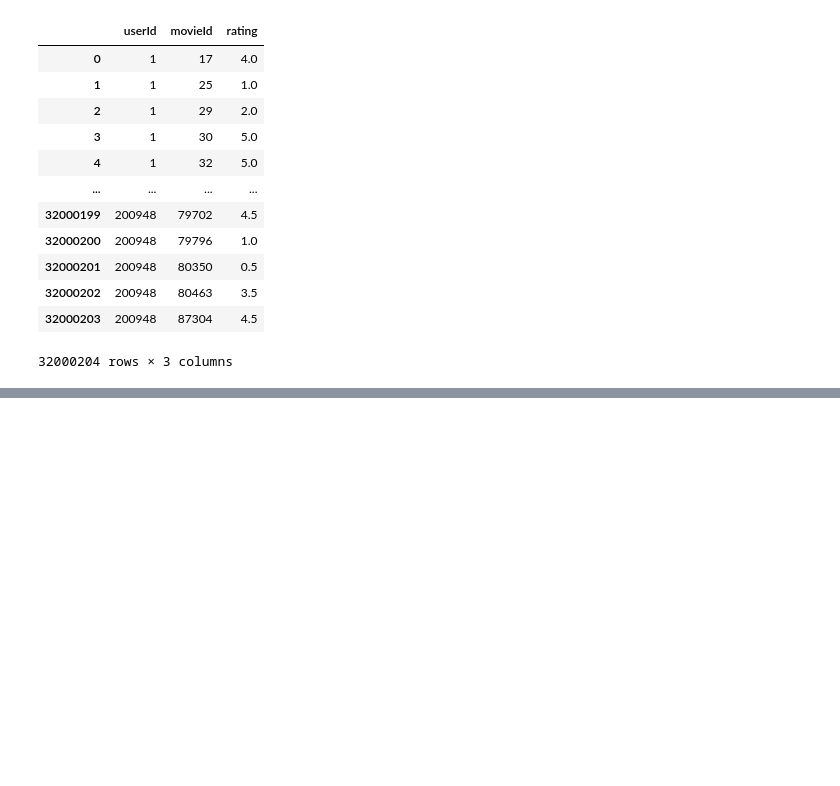
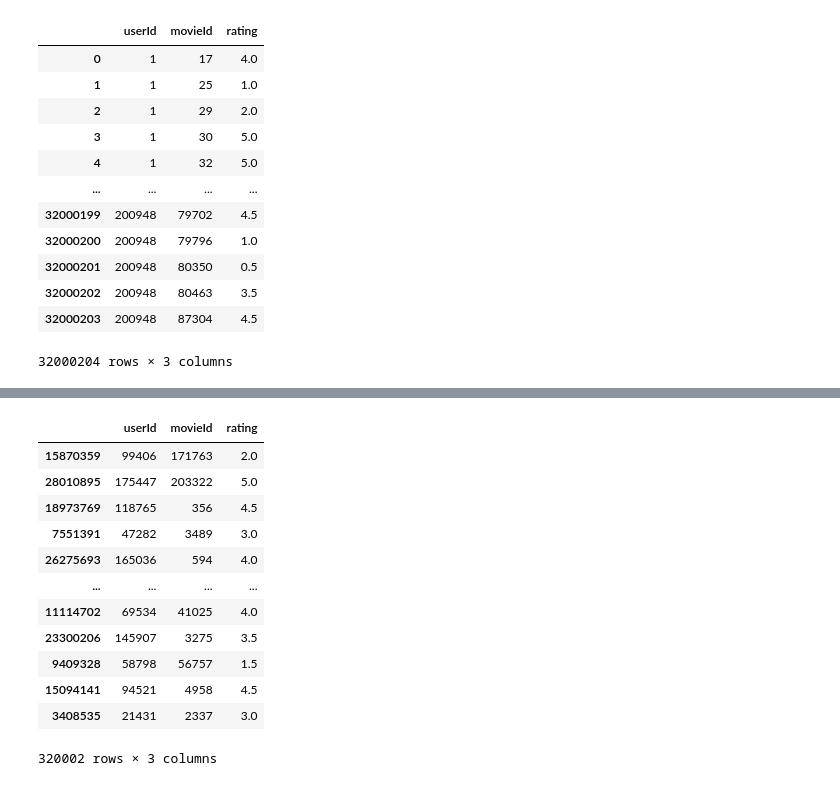
Before and after one commit to andresjaromezuk/sistema-recomendacion, a Jupyter notebook: notebooks/kmeans.ipynb, the cells around one changed output, grey strips where cells are left out. Saved outputs shown, nothing was run; the diff lists cells and outputs as text; code cells hidden in the pictures; blank space fills up the shorter version.

```diff
--- a/notebooks/kmeans.ipynb
+++ b/notebooks/kmeans.ipynb
@@ -73,0 +168,16 @@ scores
+# %%
+scores_sampled # se tomaron 320.000 muestras al azar con usuarios, movieID y el rating por cada una de las categorias. K means pudo agrugar por tipo de ratings a los usuarios.
+# %% [output]
+|  | userId | movieId | rating |
+| 15870359 | 99406 | 171763 | 2.0 |
+| 28010895 | 175447 | 203322 | 5.0 |
+| 18973769 | 118765 | 356 | 4.5 |
+| 7551391 | 47282 | 3489 | 3.0 |
+| 26275693 | 165036 | 594 | 4.0 |
+| ... | ... | ... | ... |
+| 11114702 | 69534 | 41025 | 4.0 |
+| 23300206 | 145907 | 3275 | 3.5 |
+| 9409328 | 58798 | 56757 | 1.5 |
+| 15094141 | 94521 | 4958 | 4.5 |
+| 3408535 | 21431 | 2337 | 3.0 |
+320002 rows × 3 columns
```
Also changed, not shown: parts of 7 cells of this notebook, 6 other files.
